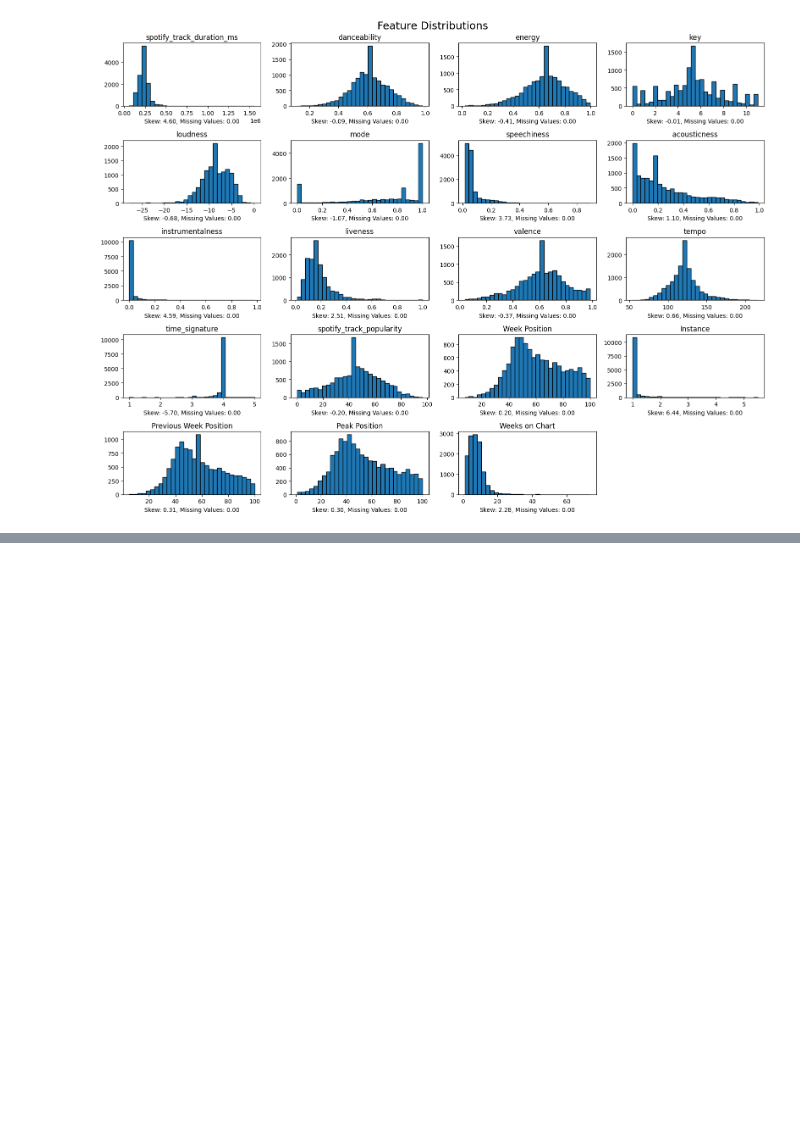
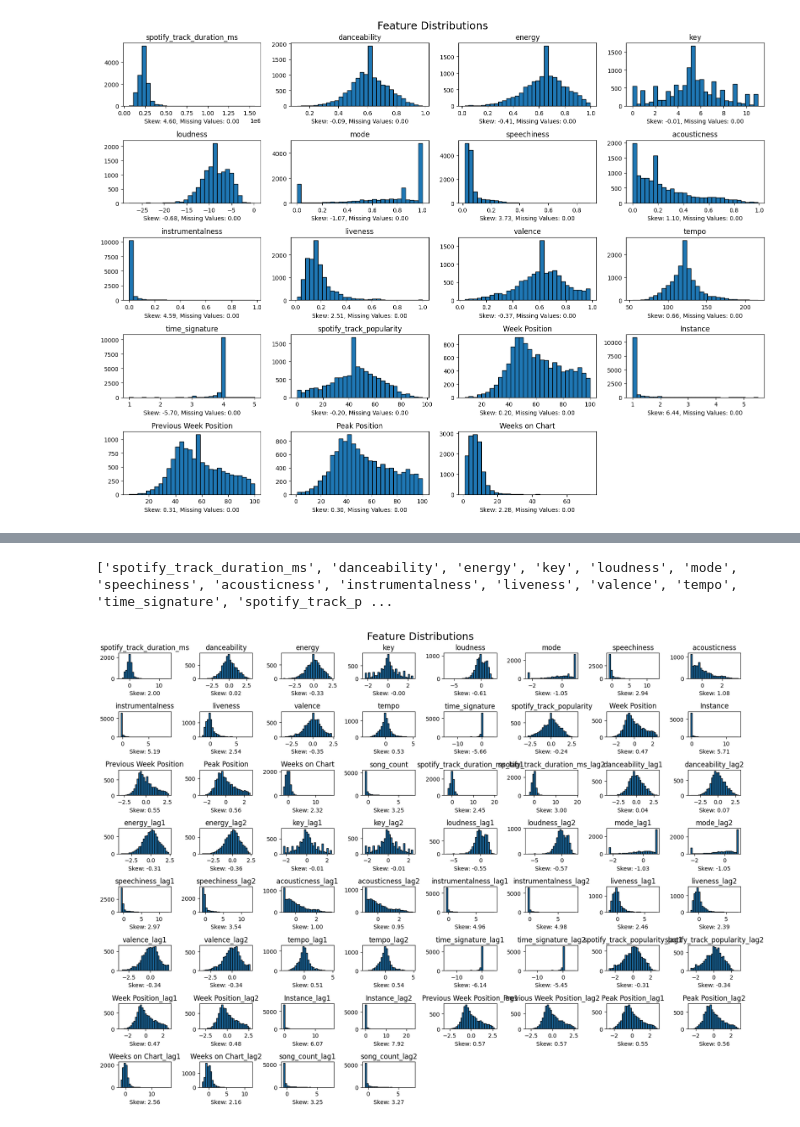
Before and after one commit to dcsajdak/MusicGenreTrends, a Jupyter notebook: MusicTrendForecasting.ipynb, the cells around one changed output, grey strips where cells are left out. Cells and saved outputs as stored; diff of their text form; code cells hidden in the pictures; blank space fills up the shorter version.

Commit message:
normalization and pca done

```diff
--- a/MusicTrendForecasting.ipynb
+++ b/MusicTrendForecasting.ipynb
@@ -166,0 +171,8 @@ plt.show()
+# %%
+# save data with missing target variable
+oos_df = genre_df[genre_df['song_count_2yr'].isna()]
+
+# remove all samples with missing lag features (only columns with remainning missing data)
+print(genre_df.info())
+genre_df = genre_df.dropna()
+print(genre_df.info())
@@ -166,0 +197,29 @@ plt.show()
+# %%
+# normalize the data
+scaler = StandardScaler()
+genre_df_normalized = genre_df.copy(deep=True)
+num_cols = [col for col in genre_df.select_dtypes(include='number').columns
+            if col not in ['song_count_2yr']] # exclude target variable from normalization
+print(num_cols)
+genre_df_normalized[num_cols] = scaler.fit_transform(genre_df_normalized[num_cols])
+
+# plot distributions again to see changes
+ax = genre_df_normalized[num_cols].hist(
+    bins=30,
+    figsize=(16, 12),
+    edgecolor='black',
+    grid=False
+)
+
+# add skewness to each plot
+axes = ax.flatten()
+for ax, col in zip(axes, num_cols):
+    skew_val = genre_df_normalized[col].skew()
+    ax.set_xlabel(f'Skew: {skew_val:.2f}', fontsize=10)
+
+plt.suptitle('Feature Distributions', fontsize=18)
+plt.tight_layout(rect=[0, 0, 1, 1])
+plt.show()
+# %% [output]
+['spotify_track_duration_ms', 'danceability', 'energy', 'key', 'loudness', 'mode', 'speechiness', 'acousticness', 'instrumentalness', 'liveness', 'valence', 'tempo', 'time_signature', 'spotify_track_p ...
+[figure, added]
```
Also changed, not shown: parts of 7 cells of this notebook.
